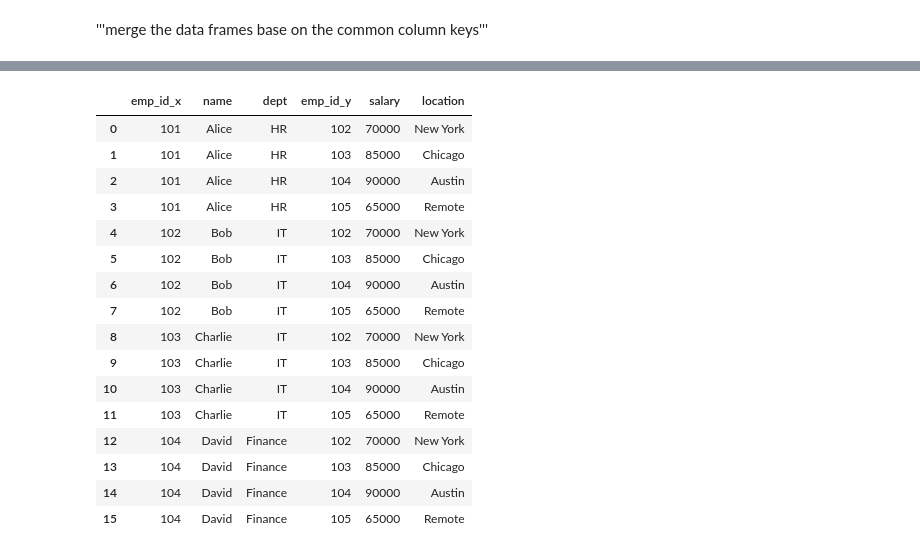
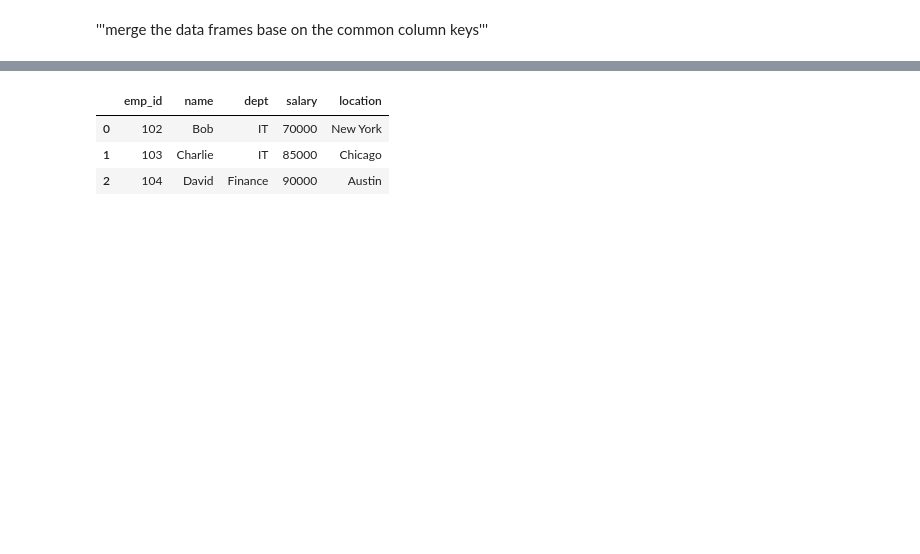
Before and after one commit to UsamaXNaeem528/Generative-Ai, a Jupyter notebook: 06_Week_10_Numpy_Pandas_Visulaization/02_Pandas/05_MergingAndJoining.ipynb, the cells around one changed output, grey strips where cells are left out. Drawn from its saved outputs; the diff is of its cells as text; code cells hidden in the pictures; blank space fills up the shorter version.

```diff
--- a/06_Week_10_Numpy_Pandas_Visulaization/02_Pandas/05_MergingAndJoining.ipynb
+++ b/06_Week_10_Numpy_Pandas_Visulaization/02_Pandas/05_MergingAndJoining.ipynb
@@ -20,23 +20,12 @@ df_salaries = pd.DataFrame({
     'location': ['New York', 'Chicago', 'Austin', 'Remote']
 })
 # %%
-pd.merge(df_employees, df_salaries, how='cross')
-# '''how = 'left / right / inner / outer / cross (m x n )'''
+df = pd.merge(df_employees, df_salaries, how='inner', on='emp_id')
+df
+# '''how = 'left / right / inner / outer / cro
+# ss (m x n )'''
 # %% [output]
-|  | emp_id_x | name | dept | emp_id_y | salary | location |
-| 0 | 101 | Alice | HR | 102 | 70000 | New York |
-| 1 | 101 | Alice | HR | 103 | 85000 | Chicago |
-| 2 | 101 | Alice | HR | 104 | 90000 | Austin |
-| 3 | 101 | Alice | HR | 105 | 65000 | Remote |
-| 4 | 102 | Bob | IT | 102 | 70000 | New York |
-| 5 | 102 | Bob | IT | 103 | 85000 | Chicago |
-| 6 | 102 | Bob | IT | 104 | 90000 | Austin |
-| 7 | 102 | Bob | IT | 105 | 65000 | Remote |
-| 8 | 103 | Charlie | IT | 102 | 70000 | New York |
-| 9 | 103 | Charlie | IT | 103 | 85000 | Chicago |
-| 10 | 103 | Charlie | IT | 104 | 90000 | Austin |
-| 11 | 103 | Charlie | IT | 105 | 65000 | Remote |
-| 12 | 104 | David | Finance | 102 | 70000 | New York |
-| 13 | 104 | David | Finance | 103 | 85000 | Chicago |
-| 14 | 104 | David | Finance | 104 | 90000 | Austin |
-| 15 | 104 | David | Finance | 105 | 65000 | Remote |
+|  | emp_id | name | dept | salary | location |
+| 0 | 102 | Bob | IT | 70000 | New York |
+| 1 | 103 | Charlie | IT | 85000 | Chicago |
+| 2 | 104 | David | Finance | 90000 | Austin |
```
Also changed, not shown: parts of 1 cell of this notebook, 6 other files.
